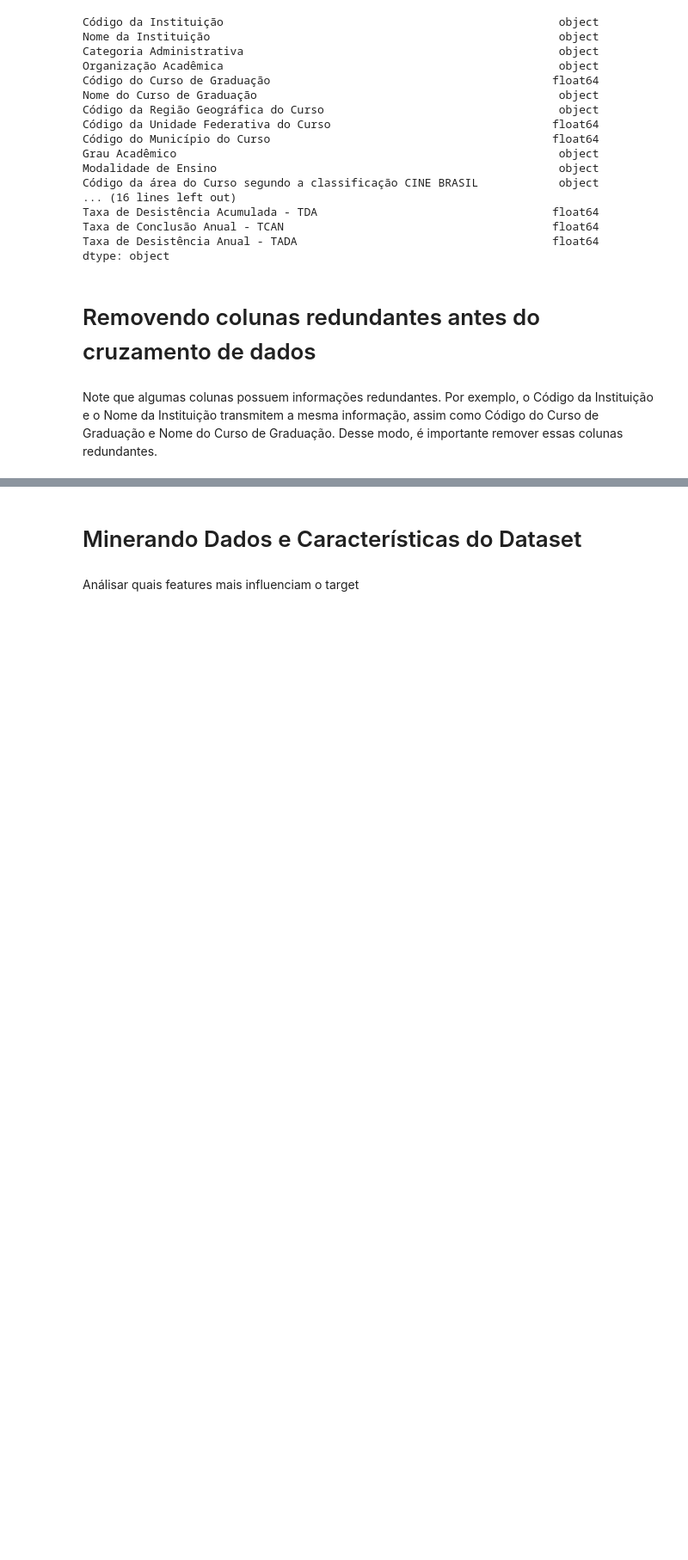
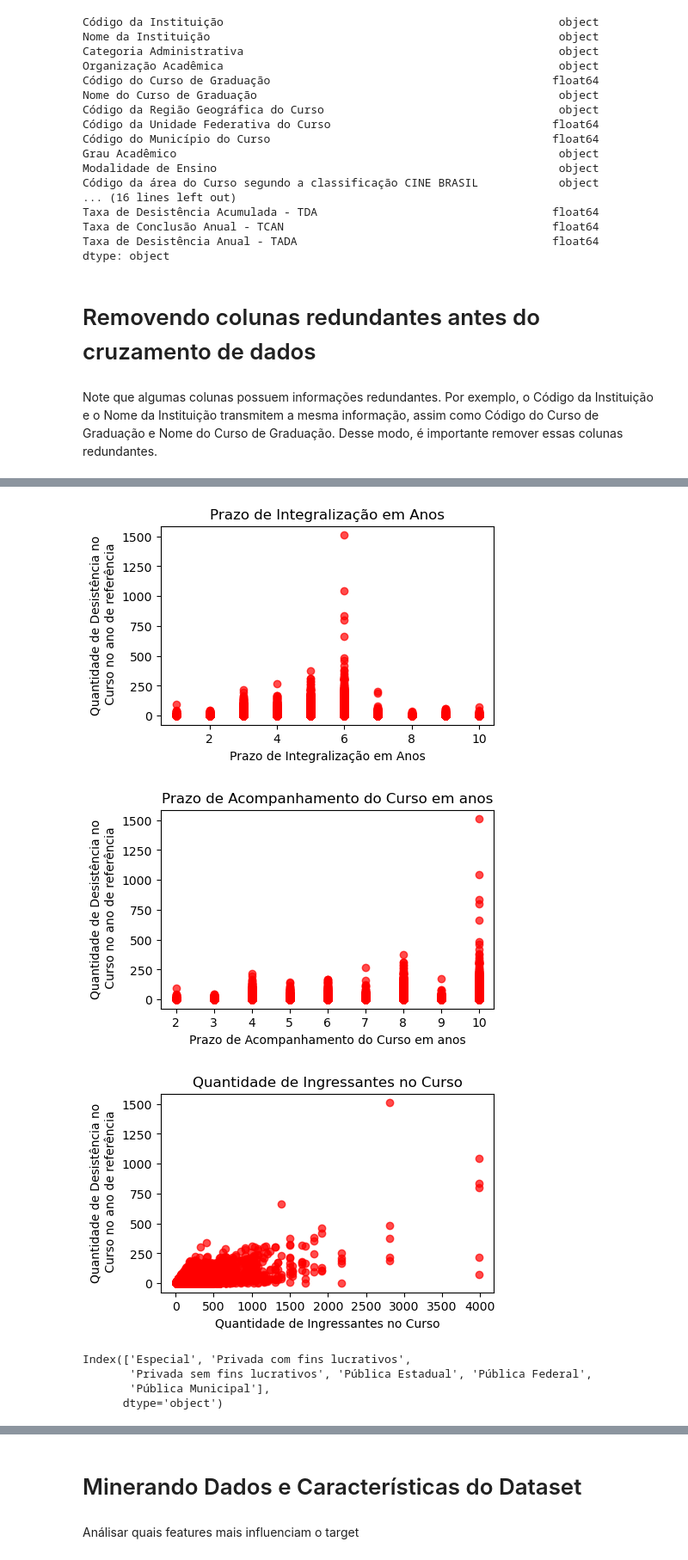
Before and after one commit to carneirogabrielly/Projeto-Microdados, a Jupyter notebook: Gabi.ipynb, the cells around one changed output, grey strips where cells are left out. Shown: that part at 86% size. Cells and saved outputs as stored; diff of their text form; code cells hidden in the pictures; blank space fills up the shorter version.

```diff
--- a/Gabi.ipynb
+++ b/Gabi.ipynb
@@ -289,0 +306,19 @@ variaveis_quantitativas = dataframe.select_dtypes(include=['float64', 'int64'])
+# %%
+for variavel in variaveis_quantitativas:
+    plt.figure(figsize=(5,3))
+    plt.scatter(dataframe[variavel], dataframe["Quantidade de Desistência no Curso no ano de referência"], c='r', alpha = 0.7, label = variavel)
+    plt.ylabel("Quantidade de Desistência no\n Curso no ano de referência")
+    plt.xlabel(variavel)
+    plt.title(variavel)
+    plt.show()
+# %% [output]
+[figure, added]
+[figure, added]
+[figure, added]
+# %%
+dataframe["Categoria Administrativa"].cat.categories
+# %% [output]
+Index(['Especial', 'Privada com fins lucrativos',
+       'Privada sem fins lucrativos', 'Pública Estadual', 'Pública Federal',
+       'Pública Municipal'],
+      dtype='object')
```
Also changed, not shown: parts of 12 cells of this notebook, 1 other file.
